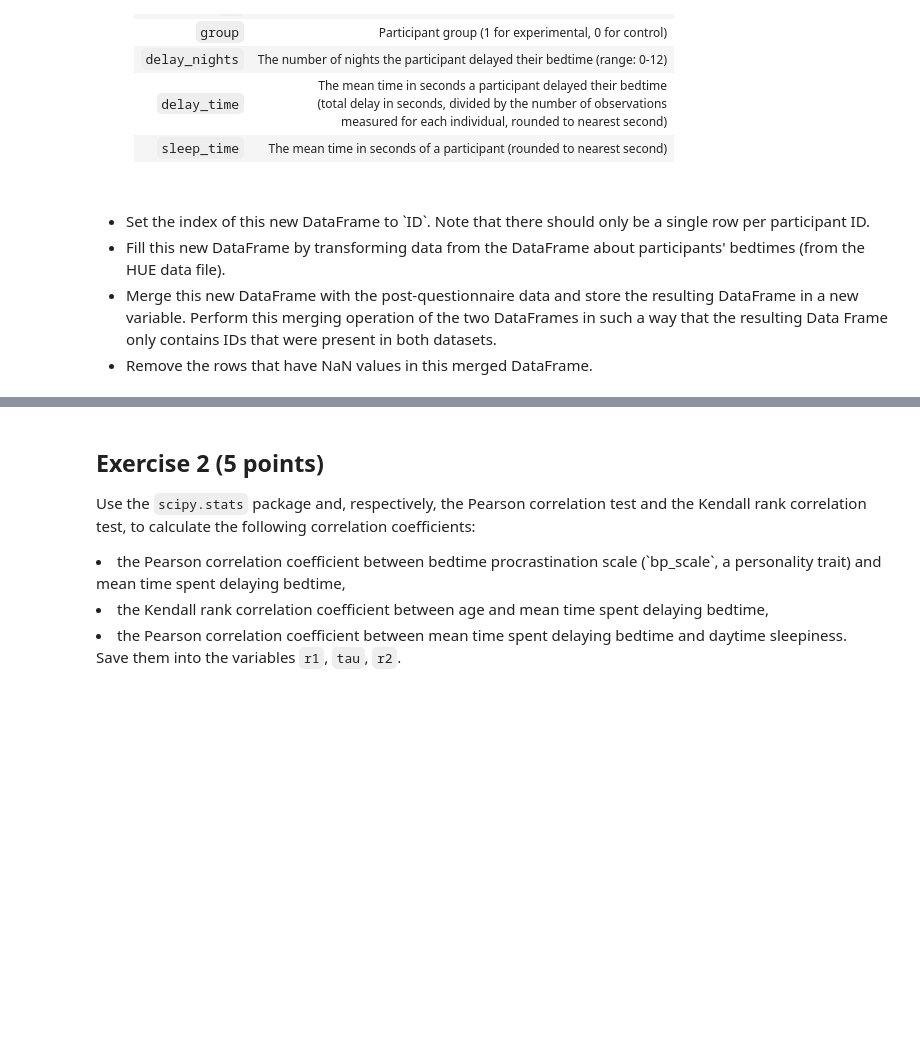
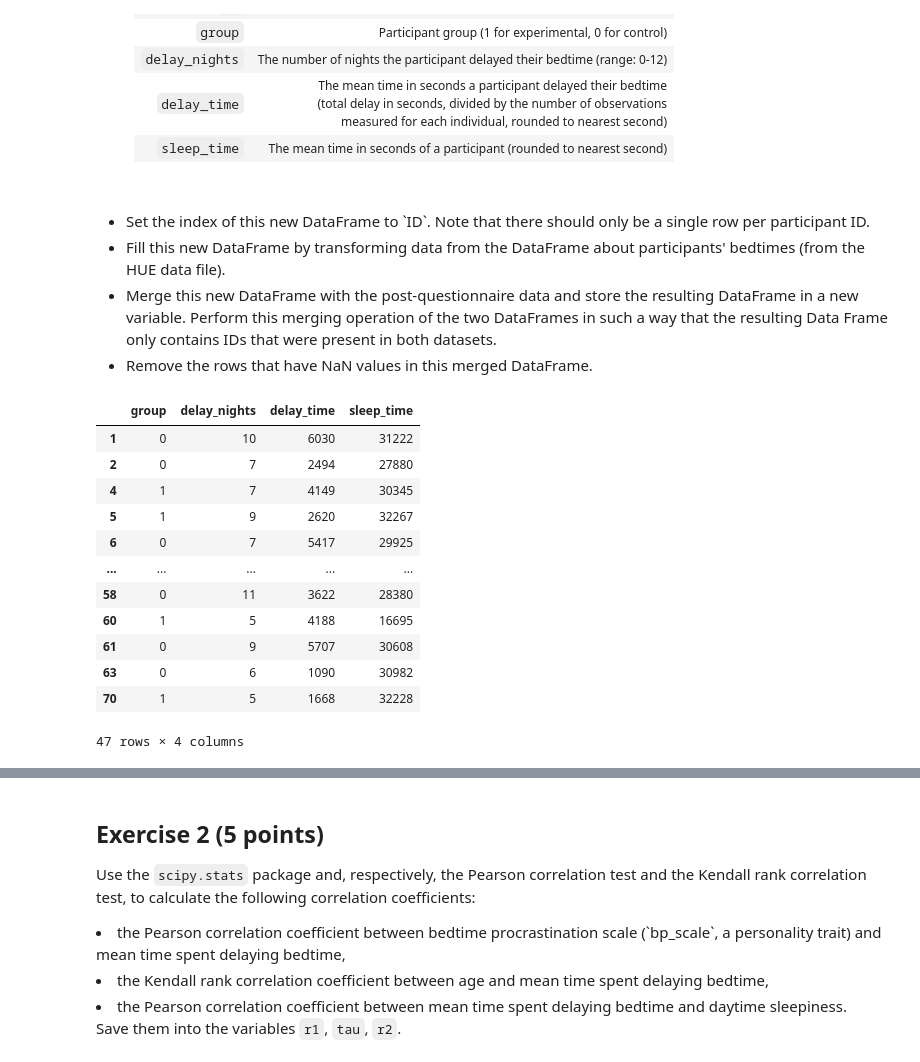
Before and after one commit to MTKat/Project_Big_Data, a Jupyter notebook: assignment03/assignment03/assignment03.ipynb, the cells around one changed output, grey strips where cells are left out. Drawn from its saved outputs; the diff is of its cells as text; code cells hidden in the pictures; blank space fills up the shorter version.

```diff
--- a/assignment03/assignment03/assignment03.ipynb
+++ b/assignment03/assignment03/assignment03.ipynb
@@ -71,2 +76,67 @@ def read_data(sleepdatafile, surveydatafile):
 
 # YOUR CODE ENDS HERE
+# %%
+import datetime as dt
+import statistics
+def date_from_time(datetime_str):
+    today = dt.date.today()
+    tomorrow = today + dt.timedelta(days=1)
+    time = dt.datetime.strptime(datetime_str, '%H:%M').time()
+    if time < dt.time(16,0,0): #morning next date
+        return dt.datetime.combine(tomorrow, time)
+    else:
+        return dt.datetime.combine(today, time)
+
+def gth_(x, y):
+    if is_nan((x, y)):
+        return False
+    return date_from_time(x) > date_from_time(y)
+
+def diff(a):
+    x, y = a[1], a[0]
+    return (date_from_time(x) - date_from_time(y)).total_seconds()
+
+def is_nan(x):
+    return x[0] != x[0] or x[1] != x[1]
+
+def mean(l):
+    if l:
+        return round(statistics.mean(l))
+    return 0
+
+
+sleep = pd.read_csv(sleepdatafile, sep = ',', encoding ='utf_8')
+col_names = sleep.columns
+rows = []
+index = []
+for _, row in sleep.iterrows():
+    intended = [x for (y, x) in zip(col_names, row) if "Intended Bedtime" in y]
+    actual = [x for (y, x) in zip(col_names, row) if "Actual Bedtime" in y]
+    rise_time = [x for (y, x) in zip(col_names, row) if "Rise Time" in y]
+
+    delayed_nights = list(filter(lambda x : gth_(x[1], x[0]), zip(intended, actual)))
+    delay_time = mean(list(map(lambda x : diff(x), delayed_nights)))
+    sleep_time = mean(list(map(diff, filter(lambda x : not is_nan(x), zip(actual, rise_time[1:])))))
+
+    row_ = [row['Condition'], len(delayed_nights), delay_time, sleep_time]
+    rows.append(row_)
+    index.append(row['ID'])
+
+
+df_ = pd.DataFrame(rows, columns=['group', 'delay_nights', 'delay_time', 'sleep_time'], index=index)
+
+df_
+# %% [output]
+|  | group | delay_nights | delay_time | sleep_time |
+| 1 | 0 | 10 | 6030 | 31222 |
+| 2 | 0 | 7 | 2494 | 27880 |
+| 4 | 1 | 7 | 4149 | 30345 |
+| 5 | 1 | 9 | 2620 | 32267 |
+| 6 | 0 | 7 | 5417 | 29925 |
+| ... | ... | ... | ... | ... |
+| 58 | 0 | 11 | 3622 | 28380 |
+| 60 | 1 | 5 | 4188 | 16695 |
+| 61 | 0 | 9 | 5707 | 30608 |
+| 63 | 0 | 6 | 1090 | 30982 |
+| 70 | 1 | 5 | 1668 | 32228 |
+47 rows × 4 columns
```
Also changed, not shown: parts of 3 cells of this notebook.
